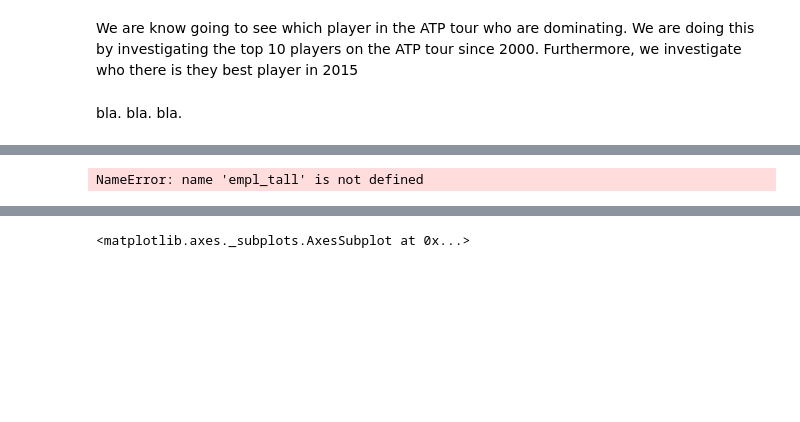
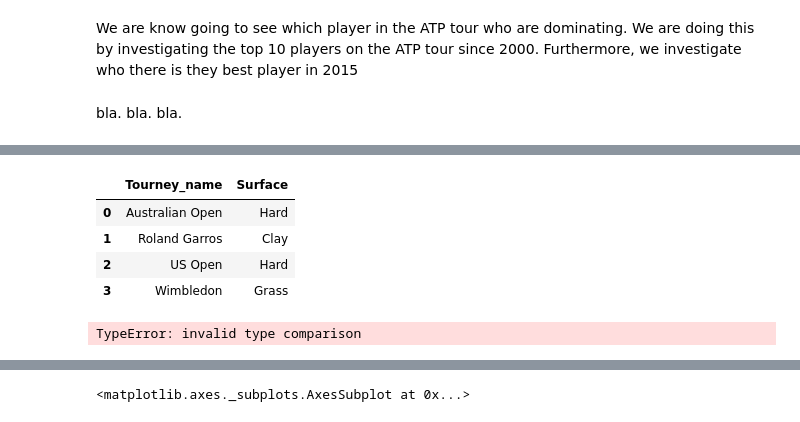
Before and after one commit to NumEconCopenhagen/projects-2019-ccl, a Jupyter notebook: dataproject/dataProject.ipynb, the cells around one changed output, grey strips where cells are left out. Saved outputs shown, nothing was run; the diff lists cells and outputs as text; code cells hidden in the pictures; blank space fills up the shorter version.

```diff
--- a/dataproject/dataProject.ipynb
+++ b/dataproject/dataProject.ipynb
@@ -157,15 +167,31 @@ final.plot('Player','Aces', kind='barh', title='Players with most Aces In 2015',
-# %%
-empl_tall.loc[empl_tall['municipality'] == 'Lejre', :].plot(x='year',y='e');
-
-import ipywidgets as widgets
-def plot_e(dataframe, municipality):
-    I = dataframe['municipality'] == municipality
-
-    ax=dataframe.loc[I,:].plot(x='year', y='e', style='-o', legend='False')
-
-widgets.interact(plot_e,
-    dataframe = widgets.fixed(empl_tall),
-    municipality = widgets.Dropdown(description='Municipality', options=empl_tall.municipality.unique(), value='Lejre')
-);
-# %% [output]
-NameError: name 'empl_tall' is not defined
+# %%
+Grand_slams = Tennis_subset.loc[Tennis_subset['Tourney_level'] == 'G', ["Tourney_name", "Winner_name", "Surface"]]
+
+Grand_slams1 = Grand_slams.groupby(['Tourney_name', "Surface"]).agg({"Winner_name":'count'}).fillna(0).sort_values(["Winner_name"], ascending=False).reset_index()
+
+Grand_slams_table = Grand_slams1.loc[:,["Tourney_name", "Surface"]]
+
+Grand_slams_table.head()
+# %% [output]
+|  | Tourney_name | Surface |
+| 0 | Australian Open | Hard |
+| 1 | Roland Garros | Clay |
+| 2 | US Open | Hard |
+| 3 | Wimbledon | Grass |
+# %%
+Tennis_subset['Match_number2'] = Tennis_subset['Match_number'] + 1
+Tennis_subset['Tourney_win'] = np.where(Tennis_subset['Match_number2'] == Tennis_subset['Draw_size'],int("1") ,float("0"))
+
+
+Grand_slams_players = Tennis_subset.loc[Tennis_subset['Tourney_level'] == 'G', ["Tourney_name", "Winner_name", "Tourney_win"]]
+Grand_slams_players1 = Grand_slams_players.loc[Grand_slams_players['Tourney_win'] == '1', ["Tourney_name", "Winner_name", "Tourney_win"]]
+
+Grand_slams_players2 = Grand_slams_players.groupby(["Tourney_name", "Winner_name"]).agg({"Tourney_win":'sum'}).fillna(0).sort_values(["Tourney_win"], ascending=False).reset_index()
+
+#Grand_slams_players2 = Grand_slams_players1.loc[Grand_slams_players1["Tourney_win"] == "1"]
+
+Grand_slams_players2.head(50)
+
+#X.loc[X['id'] > 1]
+# %% [output]
+TypeError: invalid type comparison
```
Also changed, not shown: parts of 12 cells of this notebook.
